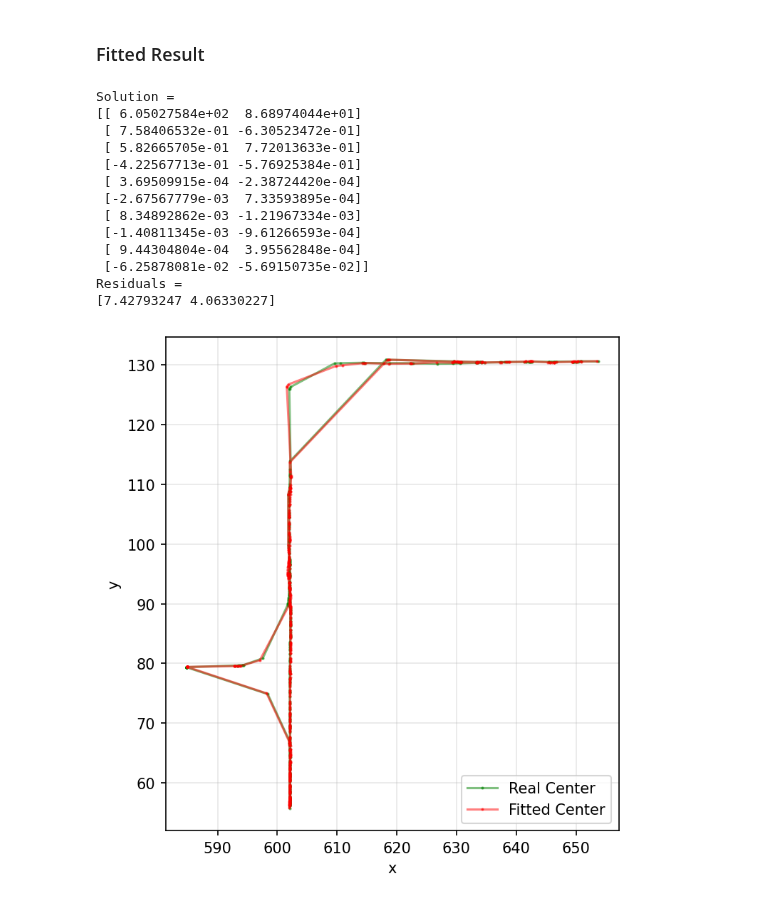
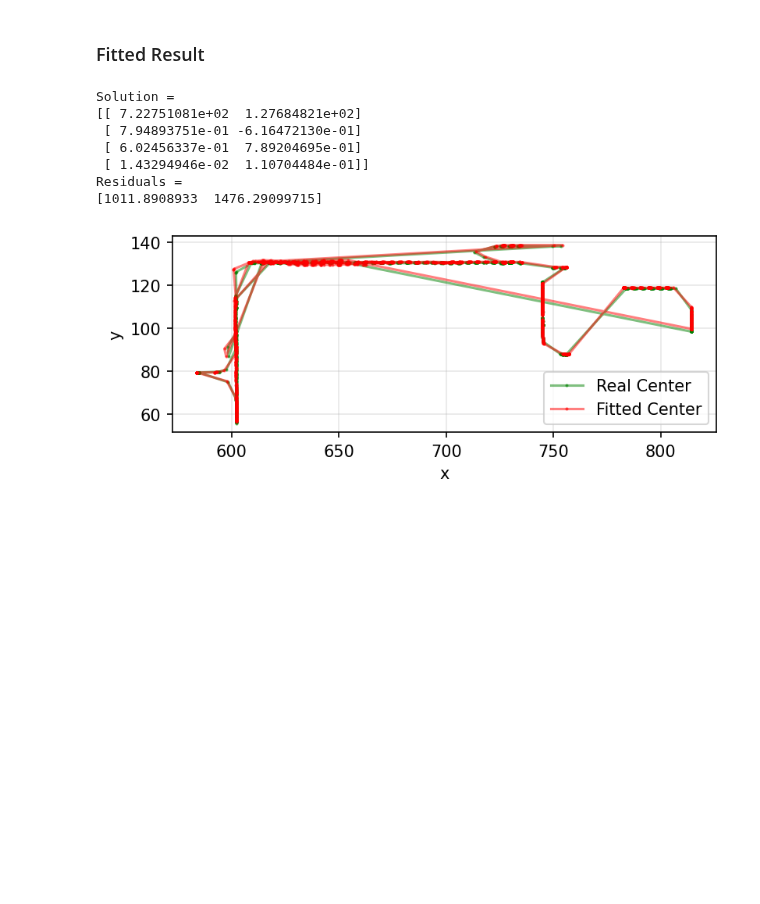
Before and after one commit to PeterAlbus/agv_parameter_visualization, a Jupyter notebook: coordinate_transform.ipynb, the cells around one changed output. Drawn from its saved outputs; the diff is of its cells as text; code cells hidden in the pictures; blank space fills up the shorter version.

```diff
--- a/coordinate_transform.ipynb
+++ b/coordinate_transform.ipynb
@@ -25,10 +25,19 @@ def lla_to_ecef(lon_rad, lat_rad, alt):
 lla_labels = ["gps_latitude", "gps_longitude", "gps_altitude"]
 # lla_labels = [label[:7] + "_integrated" for label in lla_labels]
 
-df_log = pd.read_csv(
-    "./coordinate_transform.csv",
-    index_col=0,
-)
+csv_paths = [
+    "../local/log/1128/车头x正向/tracking_control_node.csv",
+    "../local/log/1128/手动行驶1/tracking_control_node.csv",
+    "../local/log/1127/asc_1226/手动采集融合定位/tracking_control_node.csv",
+    "../local/log/1127/asc_1226/1127-恒温区直行/tracking_control_node.csv",
+    "../local/log/1127/asc_1226/1127-恒温区转弯1/tracking_control_node.csv",
+    "../local/log/1127/asc_1226/1127-恒温区转弯4/tracking_control_node.csv",
+    "../local/log/1126/asc_log/tracking_control_node.csv",
+]
+
+df_log = pd.concat([
+    pd.read_csv(path, index_col=0) for path in csv_paths
+])
 df_src_raw = df_log[[
     "valid",
     "x_center",
@@ -298,12 +308,12 @@ A_fit = np.hstack([
     e.reshape(column_shape),
     n.reshape(column_shape),
     u.reshape(column_shape),
-    (e * n).reshape(column_shape),
-    (n * u).reshape(column_shape),
-    (u * e).reshape(column_shape),
-    (e ** 2).reshape(column_shape),
-    (n ** 2).reshape(column_shape),
-    (u ** 2).reshape(column_shape),
+    # (e * n).reshape(column_shape),
+    # (n * u).reshape(column_shape),
+    # (u * e).reshape(column_shape),
+    # (e ** 2).reshape(column_shape),
+    # (n ** 2).reshape(column_shape),
+    # (u ** 2).reshape(column_shape),
 ])
 b_fit = np.hstack([
     # (x_ins - x0_ins).reshape(column_shape),
@@ -327,45 +337,39 @@ print(residuals_fit)
 # print(singular_values_fit)
 
 ins_fitted = A_fit @ solution_fit
 # x_ins_fitted = ins_fitted[:, 0].ravel() + x0_ins
 # y_ins_fitted = ins_fitted[:, 1].ravel() + y0_ins
 x_ins_fitted = ins_fitted[:, 0].ravel()
 y_ins_fitted = ins_fitted[:, 1].ravel()
 x_center_fitted, y_center_fitted = \
     ins_to_center(x_ins_fitted, y_ins_fitted, heading)
 
 fig = plt.figure(figsize=(6, 6), dpi=150)
 fig.set_facecolor("#fff")
 ax = fig.add_subplot()
 
 ax.plot(x_center, y_center, "g.-", ms=2, alpha=0.5, label="Real Center")
 ax.plot(x_center_fitted, y_center_fitted, "r.-", ms=2,
         alpha=0.5, label="Fitted Center")
 
 # ax.plot(x0_center, y0_center, "kx", alpha=0.8, label="Reference Point")
 
 ax.set(
     xlabel="x",
     ylabel="y",
     aspect="equal",
 )
 ax.legend()
 ax.grid(alpha=0.3)
 # %% [output]
 Solution =
-[[ 6.05027584e+02  8.68974044e+01]
- [ 7.58406532e-01 -6.30523472e-01]
- [ 5.82665705e-01  7.72013633e-01]
- [-4.22567713e-01 -5.76925384e-01]
- [ 3.69509915e-04 -2.38724420e-04]
- [-2.67567779e-03  7.33593895e-04]
- [ 8.34892862e-03 -1.21967334e-03]
- [-1.40811345e-03 -9.61266593e-04]
- [ 9.44304804e-04  3.95562848e-04]
- [-6.25878081e-02 -5.69150735e-02]]
+[[ 7.22751081e+02  1.27684821e+02]
+ [ 7.94893751e-01 -6.16472130e-01]
+ [ 6.02456337e-01  7.89204695e-01]
+ [ 1.43294946e-02  1.10704484e-01]]
 Residuals =
-[7.42793247 4.06330227]
+[1011.8908933  1476.29099715]
-[figure, old version]
+[figure, new version]
 # %%
 df_comp = pd.DataFrame({
     "x_center": x_center,
```
Also changed, not shown: parts of 9 cells of this notebook.
